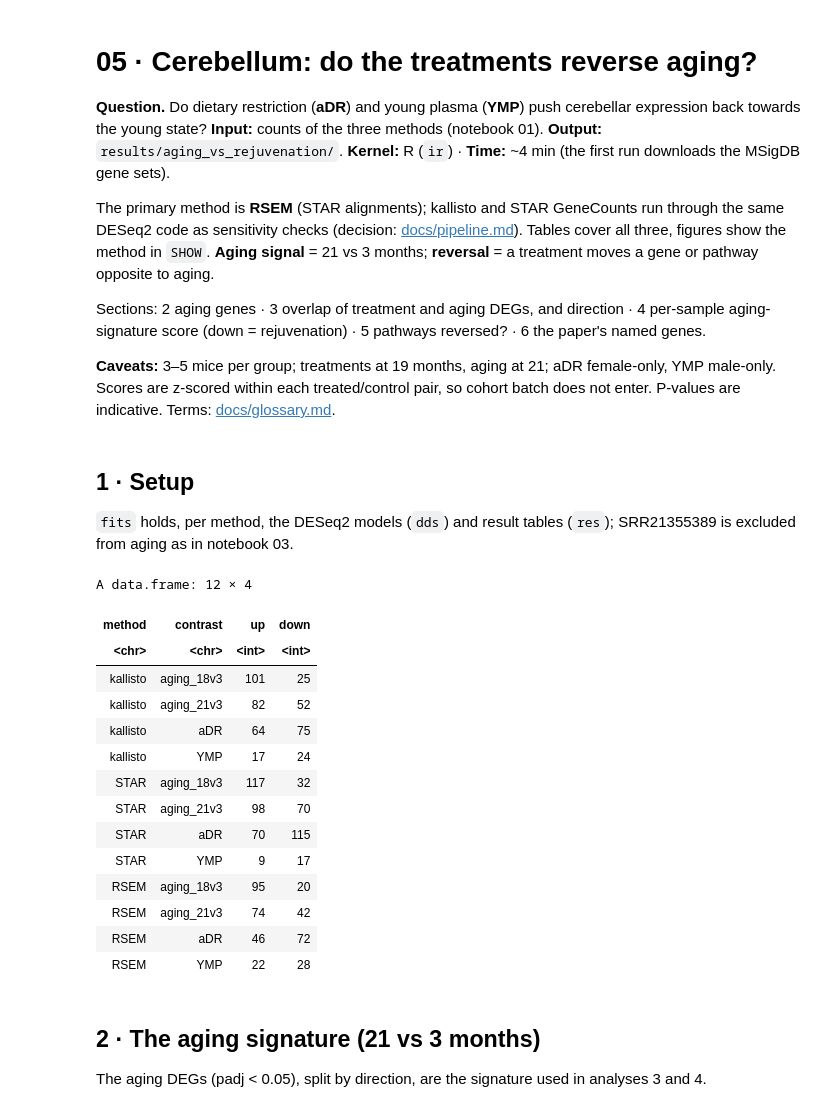
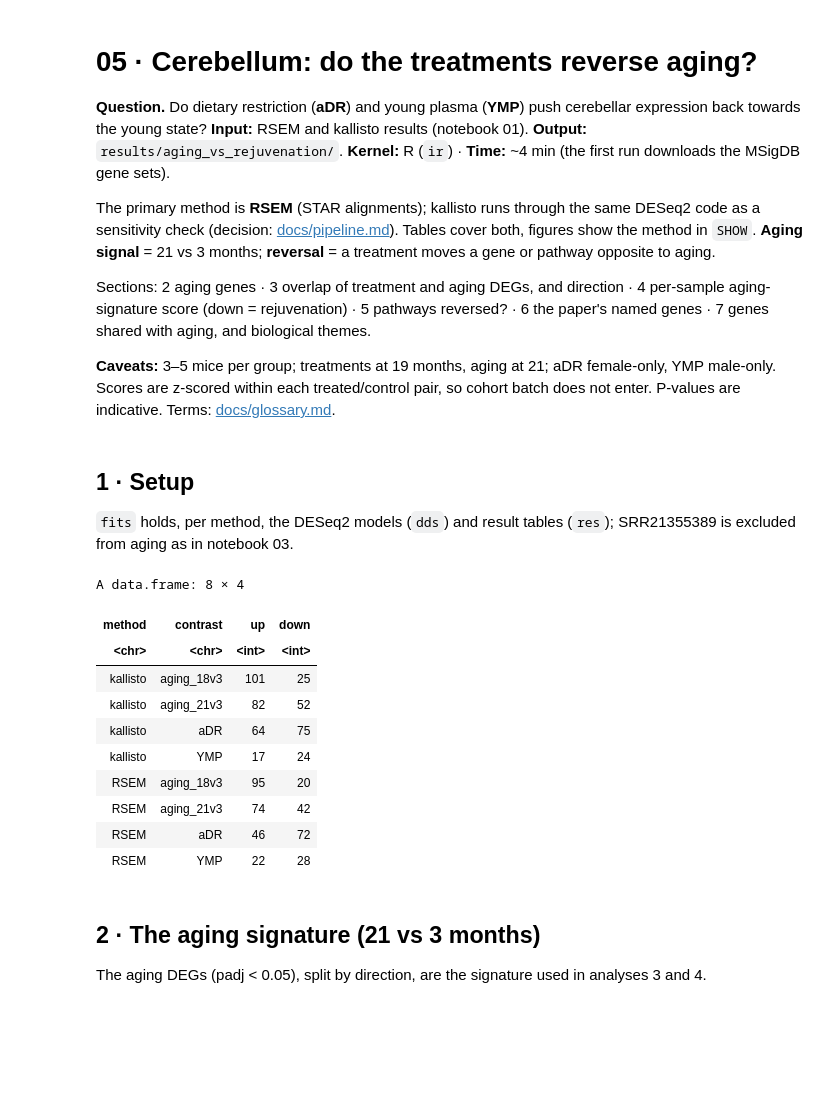
Before and after one commit to Jeffateth/RNAseq_aging, a Jupyter notebook: notebooks/05_aging_vs_rejuvenation.ipynb, the cells around one changed output. Saved outputs shown, nothing was run; the diff lists cells and outputs as text; code cells hidden in the pictures; blank space fills up the shorter version.

```diff
--- a/notebooks/05_aging_vs_rejuvenation.ipynb
+++ b/notebooks/05_aging_vs_rejuvenation.ipynb
@@ -1,36 +1,32 @@
 # %% [markdown]
 # 05 · Cerebellum: do the treatments reverse aging?
-**Question.** Do dietary restriction (**aDR**) and young plasma (**YMP**) push cerebellar expression back towards the young state? **Input:** counts of the three methods (notebook 01). **Output:** `results/aging_vs_rejuvenation/`. **Kernel:** R (`ir`) · **Time:** ~4 min (the first run downloads the MSigDB gene sets).
+**Question.** Do dietary restriction (**aDR**) and young plasma (**YMP**) push cerebellar expression back towards the young state? **Input:** RSEM and kallisto results (notebook 01). **Output:** `results/aging_vs_rejuvenation/`. **Kernel:** R (`ir`) · **Time:** ~4 min (the first run downloads the MSigDB gene sets).
 
-The primary method is **RSEM** (STAR alignments); kallisto and STAR GeneCounts run through the same DESeq2 code as sensitivity checks (decision: [docs/pipeline.md](../docs/pipeline.md#choosing-the-counting-method)). Tables cover all three, figures show the method in `SHOW`. **Aging signal** = 21 vs 3 months; **reversal** = a treatment moves a gene or pathway opposite to aging.
+The primary method is **RSEM** (STAR alignments); kallisto runs through the same DESeq2 code as a sensitivity check (decision: [docs/pipeline.md](../docs/pipeline.md#choosing-the-counting-method)). Tables cover both, figures show the method in `SHOW`. **Aging signal** = 21 vs 3 months; **reversal** = a treatment moves a gene or pathway opposite to aging.
 
-Sections: 2 aging genes · 3 overlap of treatment and aging DEGs, and direction · 4 per-sample aging-signature score (down = rejuvenation) · 5 pathways reversed? · 6 the paper's named genes.
+Sections: 2 aging genes · 3 overlap of treatment and aging DEGs, and direction · 4 per-sample aging-signature score (down = rejuvenation) · 5 pathways reversed? · 6 the paper's named genes · 7 genes shared with aging, and biological themes.
 
 **Caveats:** 3–5 mice per group; treatments at 19 months, aging at 21; aDR female-only, YMP male-only. Scores are z-scored within each treated/control pair, so cohort batch does not enter. P-values are indicative. Terms: [docs/glossary.md](../docs/glossary.md).
 # %% [markdown]
 ## 1 · Setup
 `fits` holds, per method, the DESeq2 models (`dds`) and result tables (`res`); SRR21355389 is excluded from aging as in notebook 03.
 # %%
-# counts for the three methods -> DESeq2 models and tables; summary of up / down DEGs per comparison
+# counts of both methods -> DESeq2 models and tables; summary of up / down DEGs per comparison
 source('../R/helpers.R')
-SHOW <- 'RSEM'   # method drawn in the figures and in the single-method tables; every table with a `method` column covers all three
+SHOW <- 'RSEM'   # method drawn in the figures and in the single-method tables; every table with a `method` column covers both
 samples <- load_samples()
 genes <- load_genes()
-counts <- list(kallisto = load_txi(rownames(samples))$txi, STAR = load_star_counts()[, rownames(samples)], RSEM = load_rsem(rownames(samples)))
+counts <- list(kallisto = load_txi(rownames(samples))$txi, RSEM = load_rsem(rownames(samples)))
 fits <- lapply(counts, \(cn) { d <- run_dds(cn, samples); list(dds = d, res = de_tables(d, genes)) })   # same exclusion of SRR21355389 as notebook 03
 bind_rows(lapply(fits, \(f) bind_rows(lapply(f$res, n_deg), .id = 'contrast')), .id = 'method')
 # %% [output]
-A data.frame: 12 × 4
+A data.frame: 8 × 4
 | method | contrast | up | down |
 | <chr> | <chr> | <int> | <int> |
 | kallisto | aging_18v3 | 101 | 25 |
 | kallisto | aging_21v3 | 82 | 52 |
 | kallisto | aDR | 64 | 75 |
 | kallisto | YMP | 17 | 24 |
-| STAR | aging_18v3 | 117 | 32 |
-| STAR | aging_21v3 | 98 | 70 |
-| STAR | aDR | 70 | 115 |
-| STAR | YMP | 9 | 17 |
 | RSEM | aging_18v3 | 95 | 20 |
 | RSEM | aging_21v3 | 74 | 42 |
 | RSEM | aDR | 46 | 72 |
```
Also changed, not shown: parts of 12 cells of this notebook, 13 other files.
